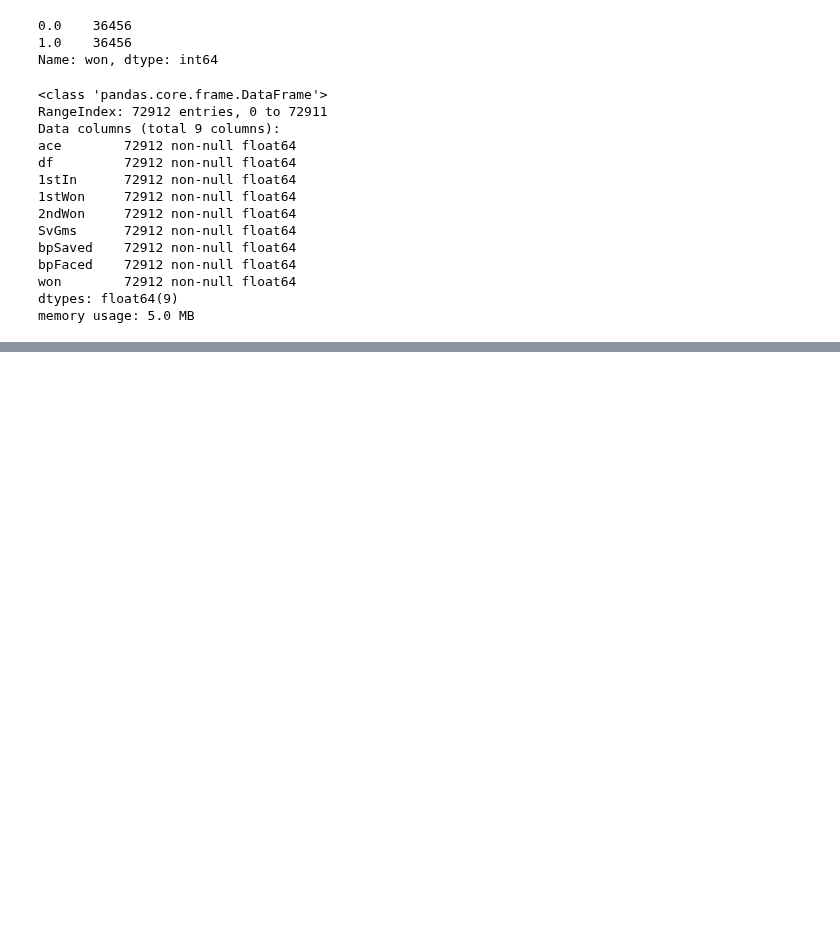
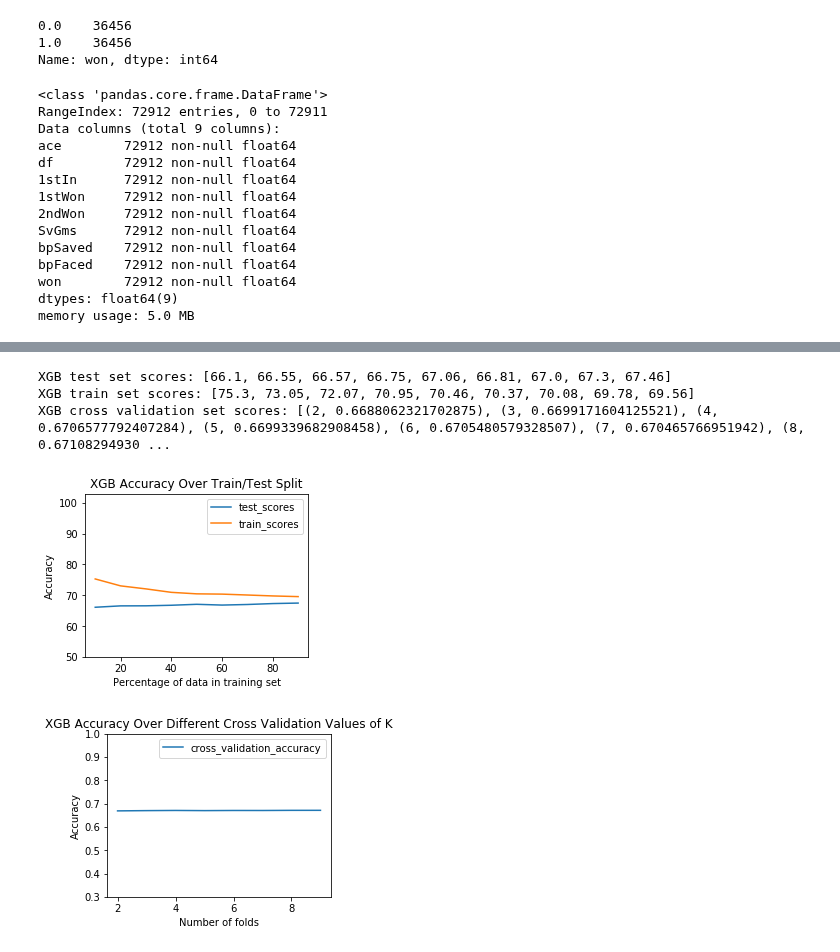
Before and after one commit to CSCI-5502/final-project, a Jupyter notebook: match-prediction/WTA Outcome Prediction.ipynb, the cells around one changed output, grey strips where cells are left out. Saved outputs shown, nothing was run; the diff lists cells and outputs as text; code cells hidden in the pictures; blank space fills up the shorter version.

```diff
--- a/match-prediction/WTA Outcome Prediction.ipynb
+++ b/match-prediction/WTA Outcome Prediction.ipynb
@@ -409,0 +423,16 @@ Final AdaBoosting model recall: 0.4437551695616212
+# %%
+from xgboost import XGBClassifier
+xg_model = XGBClassifier()
+(xg_test_scores, xg_train_scores, xg_times, xg_cv_scores) = evaluate_model(big_df, xg_model, "XGB")
+optimal_test_split = xg_test_scores.index(max(xg_test_scores)) * 0.1
+(xg_grid_train_x, xg_grid_train_y, xg_grid_test_x, xg_grid_test_y) = split_test_train(optimal_test_split, big_df)
+
+
+xg_param_grid = {"learning_rate":[0.01, 0.05, 0.1, 0.15, 0.2, 0.25], "n_estimator":[x for x in range(150,400,25)]}
+xg_grid_results = GridSearchCV(xg_model, xg_param_grid, cv=5).fit(xg_grid_train_x, xg_grid_train_y)
+# %% [output]
+XGB test set scores: [66.1, 66.55, 66.57, 66.75, 67.06, 66.81, 67.0, 67.3, 67.46]
+XGB train set scores: [75.3, 73.05, 72.07, 70.95, 70.46, 70.37, 70.08, 69.78, 69.56]
+XGB cross validation set scores: [(2, 0.6688062321702875), (3, 0.6699171604125521), (4, 0.6706577792407284), (5, 0.6699339682908458), (6, 0.6705480579328507), (7, 0.670465766951942), (8, 0.67108294930 ...
+[figure, added]
+[figure, added]
```
Also changed, not shown: parts of 12 cells of this notebook.
